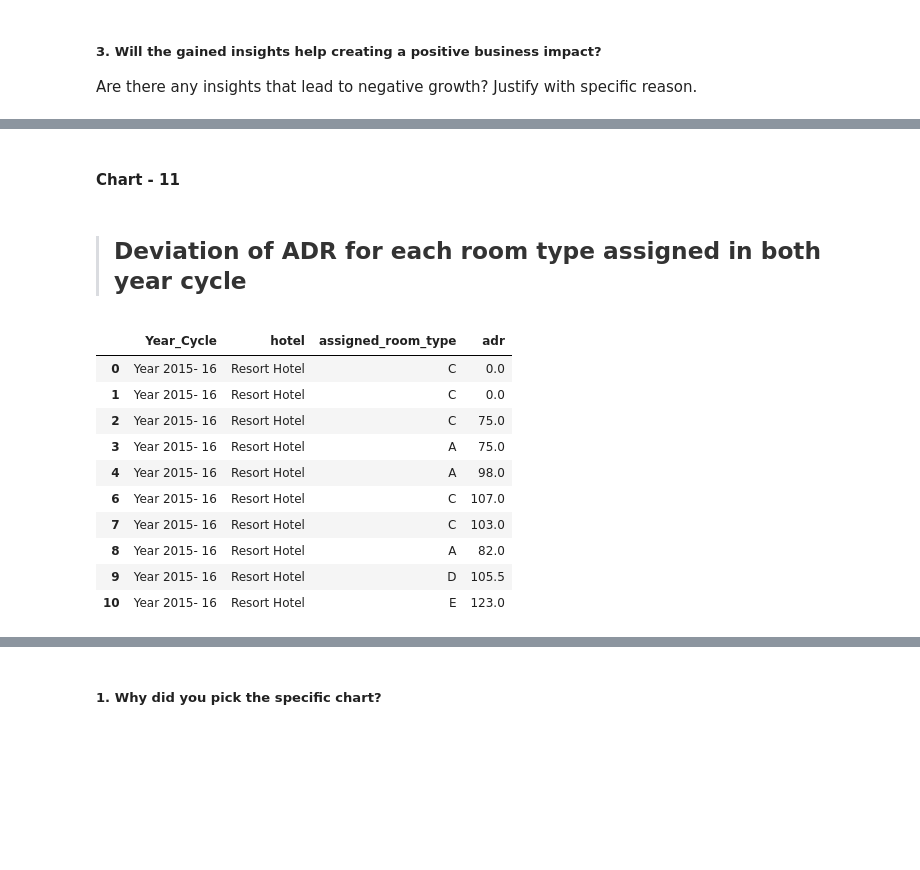
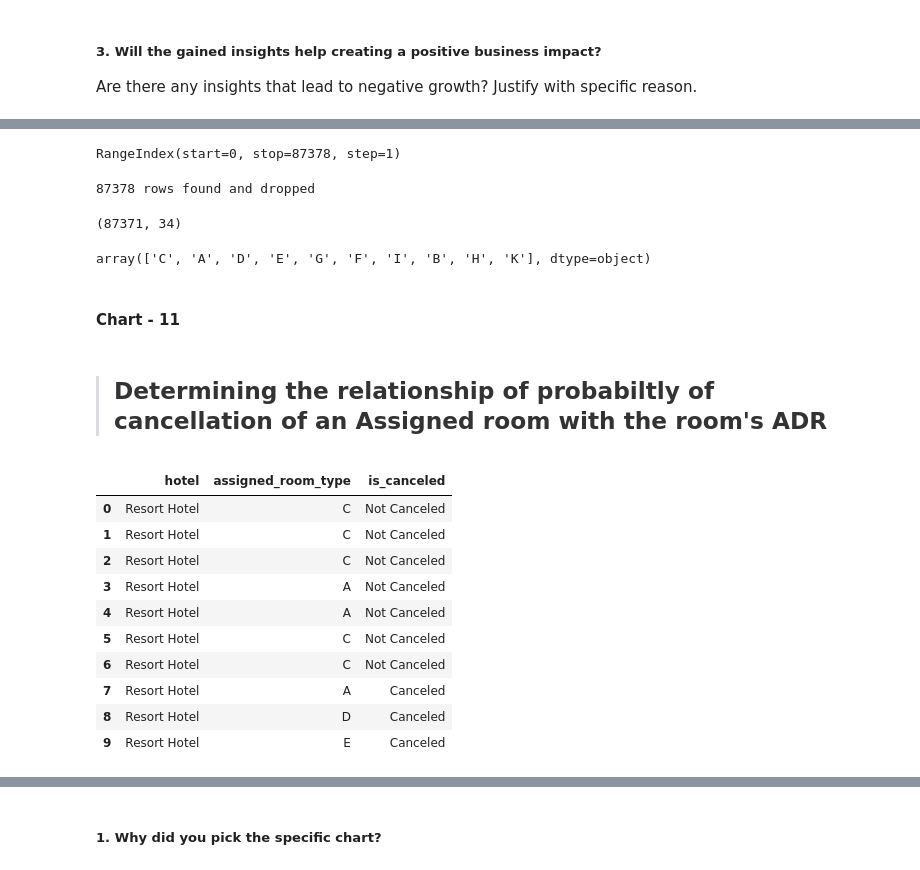
Before and after one commit to Bhushan0097/01.-CAPSTONE-PROJECT----Hotel-Bookings.csv, a Jupyter notebook: 01_Capstone_Project_EDA_HotelBooking.ipynb, the cells around one changed output, grey strips where cells are left out. Saved outputs shown, nothing was run; the diff lists cells and outputs as text; code cells hidden in the pictures; blank space fills up the shorter version.

```diff
--- a/01_Capstone_Project_EDA_HotelBooking.ipynb
+++ b/01_Capstone_Project_EDA_HotelBooking.ipynb
@@ -430,0 +440,3 @@ Total Number of Duplicate Records found : 0
+# %%
+hotel_data2.reset_index(drop=True, inplace=True)
+hotel_data2.index
@@ -1036,7 +1050,7 @@ y = year_count[year_count['Year_Cycle'] == 'Year 2015- 16'].head(1)
 # %%
 def calc_percentage(a,b):
   val = ((a -b)  *100/ b)
-  val = '{:.2f}'.format(val)
+  val = round(val/2)
   return val
 # %%
 if x['Count'].item() >  y['Count'].item() :
@@ -2047,20 +2372,44 @@ Answer Here
+# %%
+hotel_data2.reset_index(drop=True, inplace=True)
+hotel_data2.index
+# %% [output]
+RangeIndex(start=0, stop=87378, step=1)
+# %%
+#Gettign index of row that have assigned room type P and L  data
+index_L_P = []
+i = 0
+for x in hotel_data2['assigned_room_type']:
+  if x == 'P' or x == 'L':
+    hotel_data2.drop(i, axis=0, inplace = True)
+  i = i+1
+print(f'{i} rows found and dropped')
+# %% [output]
+87378 rows found and dropped
+# %%
+hotel_data2.shape
+# %% [output]
+(87371, 34)
+# %%
+hotel_data2['assigned_room_type'].unique()
+# %% [output]
+array(['C', 'A', 'D', 'E', 'G', 'F', 'I', 'B', 'H', 'K'], dtype=object)
 # %% [markdown]
 #### Chart - 11
-# %% [markdown]
-
->  <h2> <b> <font color ="#333"> Deviation of ADR for each room type assigned in both year cycle </b>
+# %% [markdown]
+
+>  <h2> <b> <font color ="#333"> Determining the relationship of probabiltly of cancellation of an Assigned room with the room's ADR </b>
 # %%
-data_year_wise = hotel_data2[['Year_Cycle','hotel','assigned_room_type','adr']]
-data_year_wise.head(10)
+ART_status = hotel_data2[['hotel','assigned_room_type','is_canceled']]
+ART_status.head(10)
 # %% [output]
-|  | Year_Cycle | hotel | assigned_room_type | adr |
-| 0 | Year 2015- 16 | Resort Hotel | C | 0.0 |
-| 1 | Year 2015- 16 | Resort Hotel | C | 0.0 |
-| 2 | Year 2015- 16 | Resort Hotel | C | 75.0 |
-| 3 | Year 2015- 16 | Resort Hotel | A | 75.0 |
-| 4 | Year 2015- 16 | Resort Hotel | A | 98.0 |
-| 6 | Year 2015- 16 | Resort Hotel | C | 107.0 |
-| 7 | Year 2015- 16 | Resort Hotel | C | 103.0 |
-| 8 | Year 2015- 16 | Resort Hotel | A | 82.0 |
-| 9 | Year 2015- 16 | Resort Hotel | D | 105.5 |
-| 10 | Year 2015- 16 | Resort Hotel | E | 123.0 |
+|  | hotel | assigned_room_type | is_canceled |
+| 0 | Resort Hotel | C | Not Canceled |
+| 1 | Resort Hotel | C | Not Canceled |
+| 2 | Resort Hotel | C | Not Canceled |
+| 3 | Resort Hotel | A | Not Canceled |
+| 4 | Resort Hotel | A | Not Canceled |
+| 5 | Resort Hotel | C | Not Canceled |
+| 6 | Resort Hotel | C | Not Canceled |
+| 7 | Resort Hotel | A | Canceled |
+| 8 | Resort Hotel | D | Canceled |
+| 9 | Resort Hotel | E | Canceled |
```
Also changed, not shown: parts of 102 cells of this notebook.
